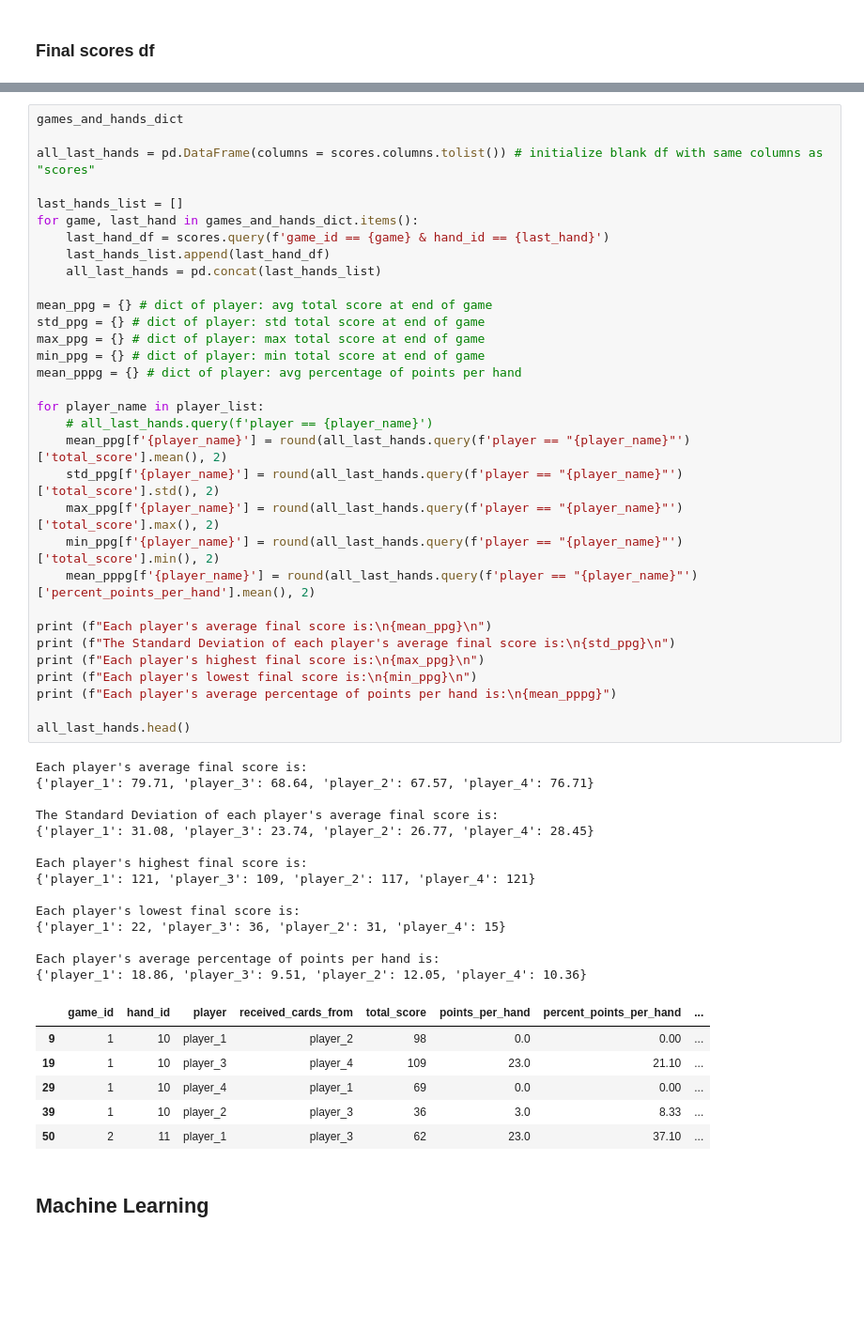
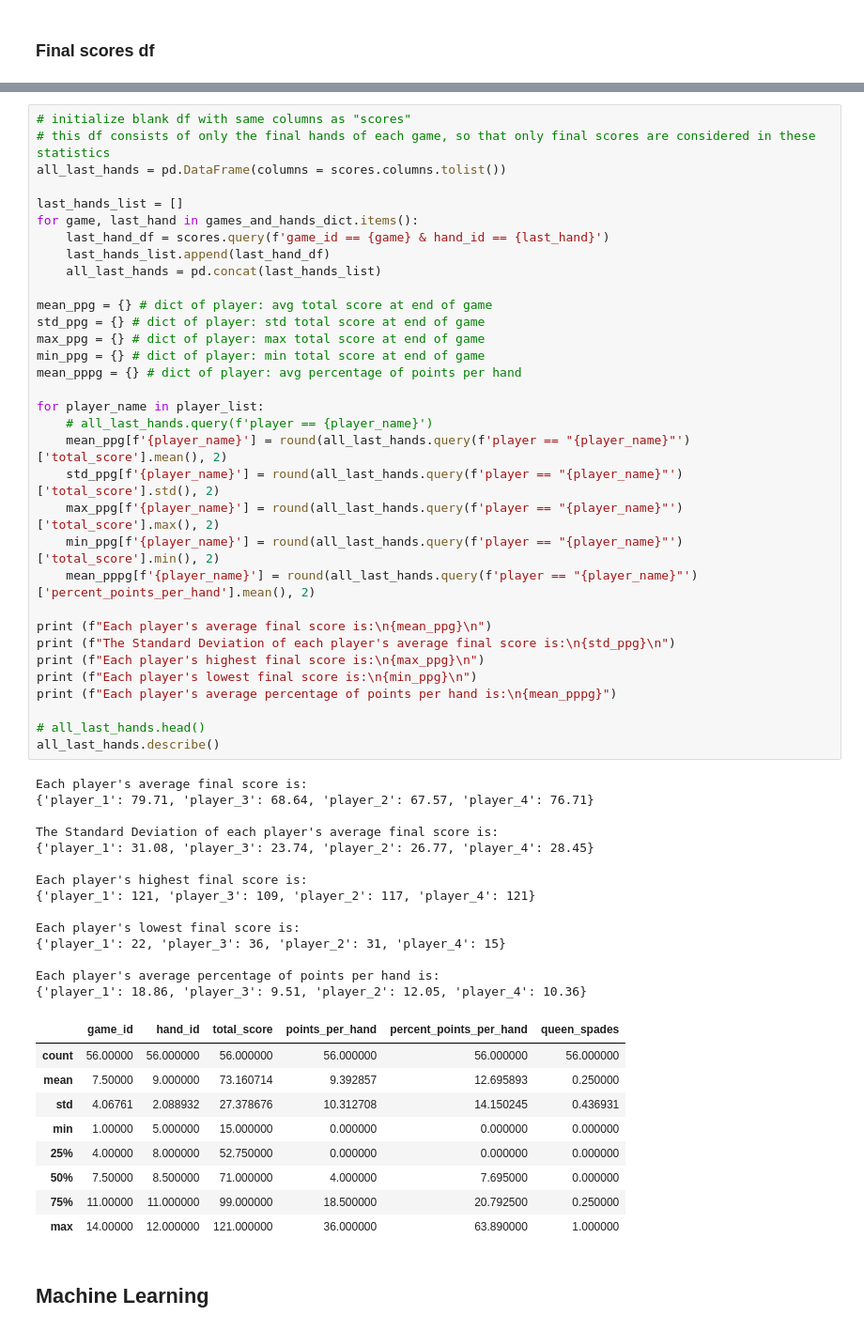
Before and after one commit to kmaurinjones/hearts_scores, a Jupyter notebook: hearts_scoring_analysis.ipynb, the cells around one changed output, grey strips where cells are left out. Shown: that part at 94% size. Cells and saved outputs as stored; diff of their text form; blank space fills up the shorter version.

```diff
--- a/hearts_scoring_analysis.ipynb
+++ b/hearts_scoring_analysis.ipynb
@@ -275,7 +268,7 @@ scores
 # %%
-games_and_hands_dict
-
-all_last_hands = pd.DataFrame(columns = scores.columns.tolist()) # initialize blank df with same columns as "scores"
+# initialize blank df with same columns as "scores"
+# this df consists of only the final hands of each game, so that only final scores are considered in these statistics
+all_last_hands = pd.DataFrame(columns = scores.columns.tolist())
 
 last_hands_list = []
 for game, last_hand in games_and_hands_dict.items():
@@ -291,40 +284,44 @@ mean_pppg = {} # dict of player: avg percentage of points per hand
 
 for player_name in player_list:
     # all_last_hands.query(f'player == {player_name}')
     mean_ppg[f'{player_name}'] = round(all_last_hands.query(f'player == "{player_name}"')['total_score'].mean(), 2)
     std_ppg[f'{player_name}'] = round(all_last_hands.query(f'player == "{player_name}"')['total_score'].std(), 2)
     max_ppg[f'{player_name}'] = round(all_last_hands.query(f'player == "{player_name}"')['total_score'].max(), 2)
     min_ppg[f'{player_name}'] = round(all_last_hands.query(f'player == "{player_name}"')['total_score'].min(), 2)
     mean_pppg[f'{player_name}'] = round(all_last_hands.query(f'player == "{player_name}"')['percent_points_per_hand'].mean(), 2)
 
 print (f"Each player's average final score is:\n{mean_ppg}\n")
 print (f"The Standard Deviation of each player's average final score is:\n{std_ppg}\n")
 print (f"Each player's highest final score is:\n{max_ppg}\n")
 print (f"Each player's lowest final score is:\n{min_ppg}\n")
 print (f"Each player's average percentage of points per hand is:\n{mean_pppg}")
 
-all_last_hands.head()
+# all_last_hands.head()
+all_last_hands.describe()
 # %% [output]
 Each player's average final score is:
 {'player_1': 79.71, 'player_3': 68.64, 'player_2': 67.57, 'player_4': 76.71}
 
 The Standard Deviation of each player's average final score is:
 {'player_1': 31.08, 'player_3': 23.74, 'player_2': 26.77, 'player_4': 28.45}
 
 Each player's highest final score is:
 {'player_1': 121, 'player_3': 109, 'player_2': 117, 'player_4': 121}
 
 Each player's lowest final score is:
 {'player_1': 22, 'player_3': 36, 'player_2': 31, 'player_4': 15}
 
 Each player's average percentage of points per hand is:
 {'player_1': 18.86, 'player_3': 9.51, 'player_2': 12.05, 'player_4': 10.36}
-|  | game_id | hand_id | player | received_cards_from | total_score | points_per_hand | percent_points_per_hand | ... |
-| 9 | 1 | 10 | player_1 | player_2 | 98 | 0.0 | 0.00 | ... |
-| 19 | 1 | 10 | player_3 | player_4 | 109 | 23.0 | 21.10 | ... |
-| 29 | 1 | 10 | player_4 | player_1 | 69 | 0.0 | 0.00 | ... |
-| 39 | 1 | 10 | player_2 | player_3 | 36 | 3.0 | 8.33 | ... |
-| 50 | 2 | 11 | player_1 | player_3 | 62 | 23.0 | 37.10 | ... |
+|  | game_id | hand_id | total_score | points_per_hand | percent_points_per_hand | queen_spades |
+| count | 56.00000 | 56.000000 | 56.000000 | 56.000000 | 56.000000 | 56.000000 |
+| mean | 7.50000 | 9.000000 | 73.160714 | 9.392857 | 12.695893 | 0.250000 |
+| std | 4.06761 | 2.088932 | 27.378676 | 10.312708 | 14.150245 | 0.436931 |
+| min | 1.00000 | 5.000000 | 15.000000 | 0.000000 | 0.000000 | 0.000000 |
+| 25% | 4.00000 | 8.000000 | 52.750000 | 0.000000 | 0.000000 | 0.000000 |
+| 50% | 7.50000 | 8.500000 | 71.000000 | 4.000000 | 7.695000 | 0.000000 |
+| 75% | 11.00000 | 11.000000 | 99.000000 | 18.500000 | 20.792500 | 0.250000 |
+| max | 14.00000 | 12.000000 | 121.000000 | 36.000000 | 63.890000 | 1.000000 |
 # %% [markdown]
 ## Machine Learning
 # %%
```
Also changed, not shown: parts of 3 cells of this notebook, 1 other file.
